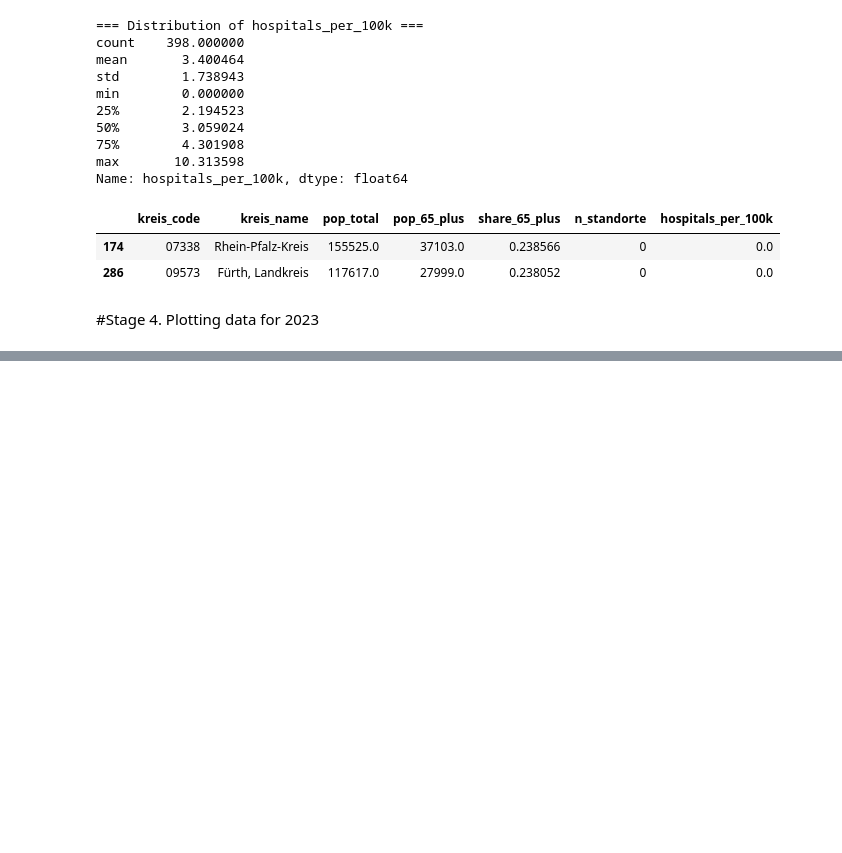
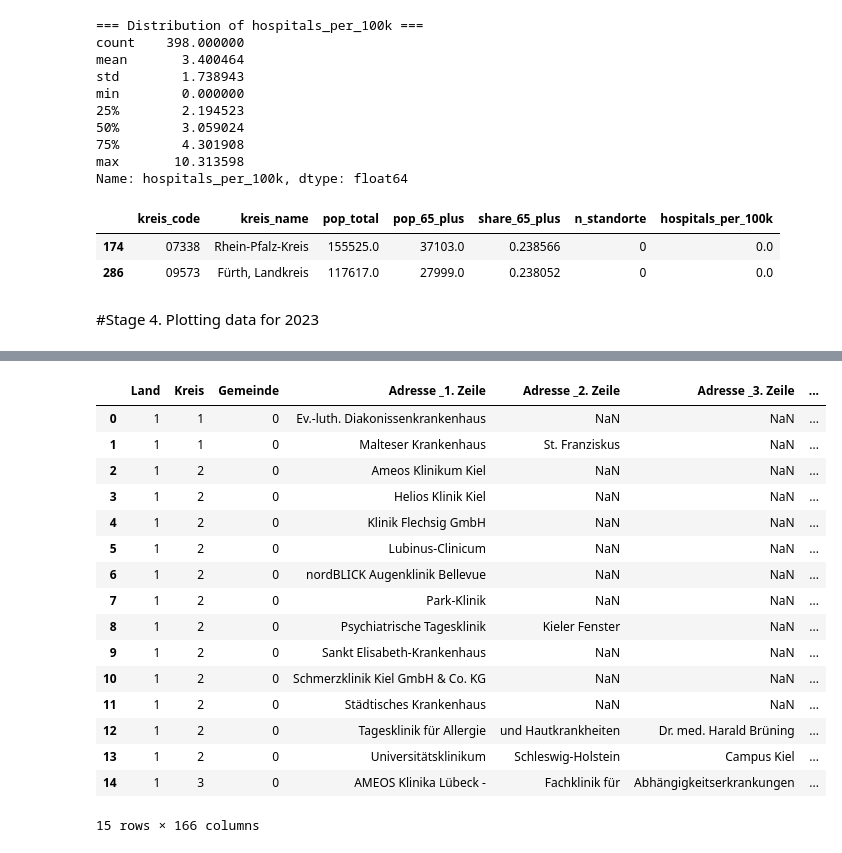
Before and after one commit to natan-sha/final-project, a Jupyter notebook: notebooks/main.ipynb, the cells around one changed output, grey strips where cells are left out. Drawn from its saved outputs; the diff is of its cells as text; code cells hidden in the pictures; blank space fills up the shorter version.

```diff
--- a/notebooks/main.ipynb
+++ b/notebooks/main.ipynb
@@ -486,0 +557,3 @@ fig.show()
+# %%
+xls_2019 = pd.ExcelFile("/Users/nataliam/Documents/Claude/Projects/German hospitals/data/raw/krankenhausverzeichnis_2019.xlsx")
+xls_2019.sheet_names
@@ -486,0 +584,22 @@ fig.show()
+# %%
+df_2019 = pd.read_excel(xls_2019, sheet_name="KHV_2019", header= 4, na_values=["-"])
+df_2019.head(15)
+#column names different from data 2023. Have to change the methodology: form physical locations to legal addresses
+# %% [output]
+|  | Land | Kreis | Gemeinde | Adresse _1. Zeile | Adresse _2. Zeile | Adresse _3. Zeile | ... |
+| 0 | 1 | 1 | 0 | Ev.-luth. Diakonissenkrankenhaus | NaN | NaN | ... |
+| 1 | 1 | 1 | 0 | Malteser Krankenhaus | St. Franziskus | NaN | ... |
+| 2 | 1 | 2 | 0 | Ameos Klinikum Kiel | NaN | NaN | ... |
+| 3 | 1 | 2 | 0 | Helios Klinik Kiel | NaN | NaN | ... |
+| 4 | 1 | 2 | 0 | Klinik Flechsig GmbH | NaN | NaN | ... |
+| 5 | 1 | 2 | 0 | Lubinus-Clinicum | NaN | NaN | ... |
+| 6 | 1 | 2 | 0 | nordBLICK Augenklinik Bellevue | NaN | NaN | ... |
+| 7 | 1 | 2 | 0 | Park-Klinik | NaN | NaN | ... |
+| 8 | 1 | 2 | 0 | Psychiatrische Tagesklinik | Kieler Fenster | NaN | ... |
+| 9 | 1 | 2 | 0 | Sankt Elisabeth-Krankenhaus | NaN | NaN | ... |
+| 10 | 1 | 2 | 0 | Schmerzklinik Kiel GmbH & Co. KG | NaN | NaN | ... |
+| 11 | 1 | 2 | 0 | Städtisches Krankenhaus | NaN | NaN | ... |
+| 12 | 1 | 2 | 0 | Tagesklinik für Allergie | und Hautkrankheiten | Dr. med. Harald Brüning | ... |
+| 13 | 1 | 2 | 0 | Universitätsklinikum | Schleswig-Holstein | Campus Kiel | ... |
+| 14 | 1 | 3 | 0 | AMEOS Klinika Lübeck - | Fachklinik für | Abhängigkeitserkrankungen | ... |
+15 rows × 166 columns
```
Also changed, not shown: parts of 22 cells of this notebook, 1 other file.
